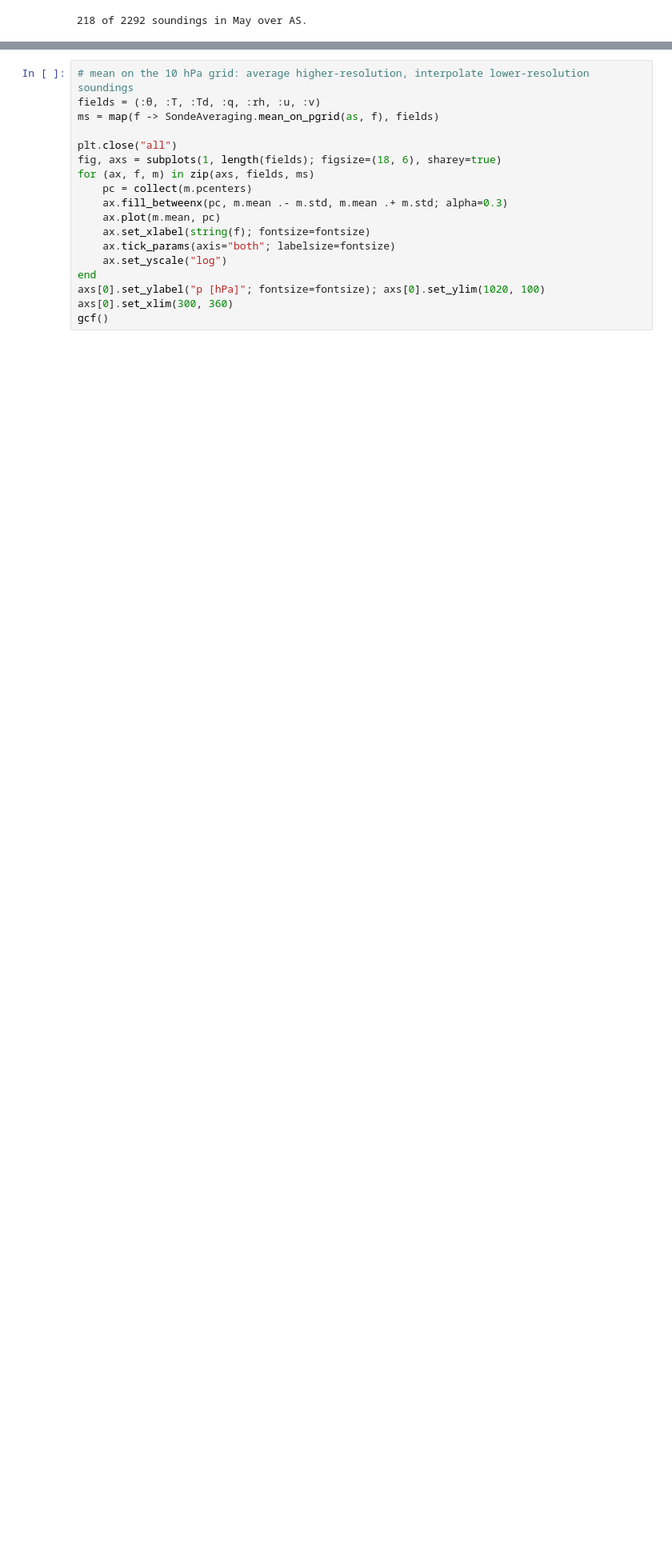
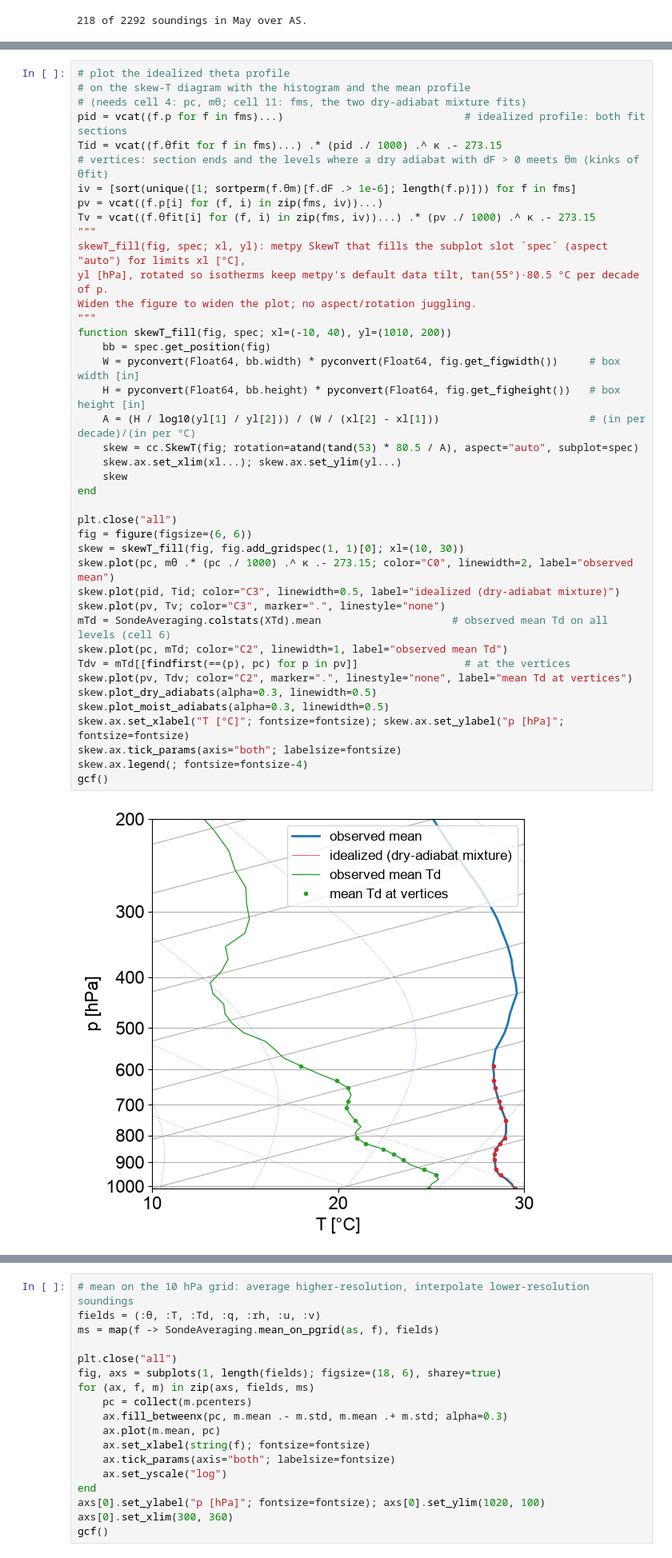
Before and after one commit to deszoeke/ASTRAL-soundings, a Jupyter notebook: src/mean_sonde.ipynb, the cells around one changed output, grey strips where cells are left out. Shown at 80% size. Saved outputs shown, nothing was run; the diff lists cells and outputs as text; blank space fills up the shorter version.

```diff
--- a/src/mean_sonde.ipynb
+++ b/src/mean_sonde.ipynb
@@ -162,0 +387,43 @@ gcf()
+# %%
+# plot the idealized theta profile
+# on the skew-T diagram with the histogram and the mean profile
+# (needs cell 4: pc, mθ; cell 11: fms, the two dry-adiabat mixture fits)
+pid = vcat((f.p for f in fms)...)                             # idealized profile: both fit sections
+Tid = vcat((f.θfit for f in fms)...) .* (pid ./ 1000) .^ κ .- 273.15
+# vertices: section ends and the levels where a dry adiabat with dF > 0 meets θm (kinks of θfit)
+iv = [sort(unique([1; sortperm(f.θm)[f.dF .> 1e-6]; length(f.p)])) for f in fms]
+pv = vcat((f.p[i] for (f, i) in zip(fms, iv))...)
+Tv = vcat((f.θfit[i] for (f, i) in zip(fms, iv))...) .* (pv ./ 1000) .^ κ .- 273.15
+"""
+skewT_fill(fig, spec; xl, yl): metpy SkewT that fills the subplot slot `spec` (aspect "auto") for limits xl [°C],
+yl [hPa], rotated so isotherms keep metpy's default data tilt, tan(55°)·80.5 °C per decade of p.
+Widen the figure to widen the plot; no aspect/rotation juggling.
+"""
+function skewT_fill(fig, spec; xl=(-10, 40), yl=(1010, 200))
+    bb = spec.get_position(fig)
+    W = pyconvert(Float64, bb.width) * pyconvert(Float64, fig.get_figwidth())     # box width [in]
+    H = pyconvert(Float64, bb.height) * pyconvert(Float64, fig.get_figheight())   # box height [in]
+    A = (H / log10(yl[1] / yl[2])) / (W / (xl[2] - xl[1]))                        # (in per decade)/(in per °C)
+    skew = cc.SkewT(fig; rotation=atand(tand(53) * 80.5 / A), aspect="auto", subplot=spec)
+    skew.ax.set_xlim(xl...); skew.ax.set_ylim(yl...)
+    skew
+end
+
+plt.close("all")
+fig = figure(figsize=(6, 6))
+skew = skewT_fill(fig, fig.add_gridspec(1, 1)[0]; xl=(10, 30))
+skew.plot(pc, mθ .* (pc ./ 1000) .^ κ .- 273.15; color="C0", linewidth=2, label="observed mean")
+skew.plot(pid, Tid; color="C3", linewidth=0.5, label="idealized (dry-adiabat mixture)")
+skew.plot(pv, Tv; color="C3", marker=".", linestyle="none")
+mTd = SondeAveraging.colstats(XTd).mean                     # observed mean Td on all levels (cell 6)
+skew.plot(pc, mTd; color="C2", linewidth=1, label="observed mean Td")
+Tdv = mTd[[findfirst(==(p), pc) for p in pv]]                 # at the vertices
+skew.plot(pv, Tdv; color="C2", marker=".", linestyle="none", label="mean Td at vertices")
+skew.plot_dry_adiabats(alpha=0.3, linewidth=0.5)
+skew.plot_moist_adiabats(alpha=0.3, linewidth=0.5)
+skew.ax.set_xlabel("T [°C]"; fontsize=fontsize); skew.ax.set_ylabel("p [hPa]"; fontsize=fontsize)
+skew.ax.tick_params(axis="both"; labelsize=fontsize)
+skew.ax.legend(; fontsize=fontsize-4)
+gcf()
+# %% [output]
+[figure, added]
```
Also changed, not shown: parts of 13 cells of this notebook, 4 other files.
